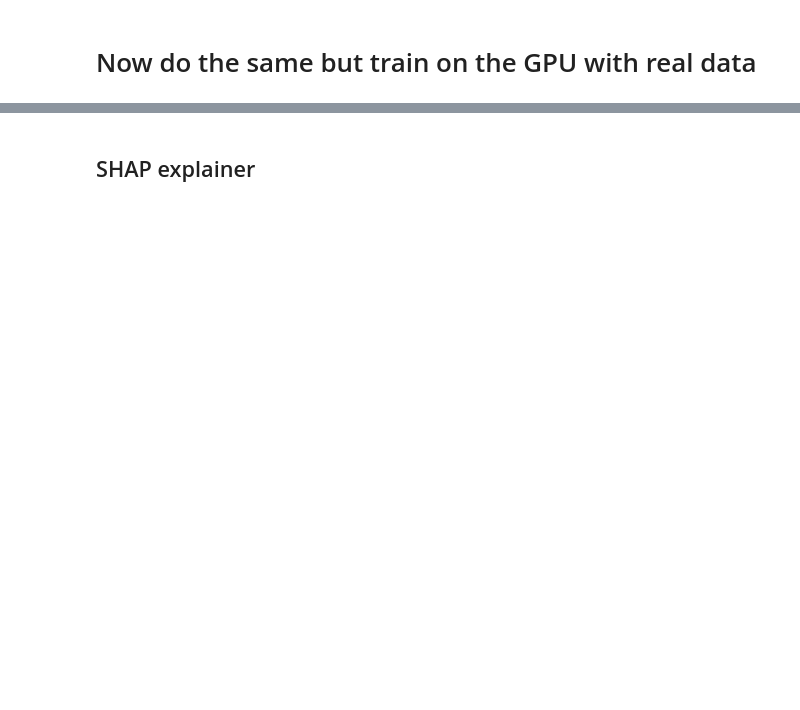
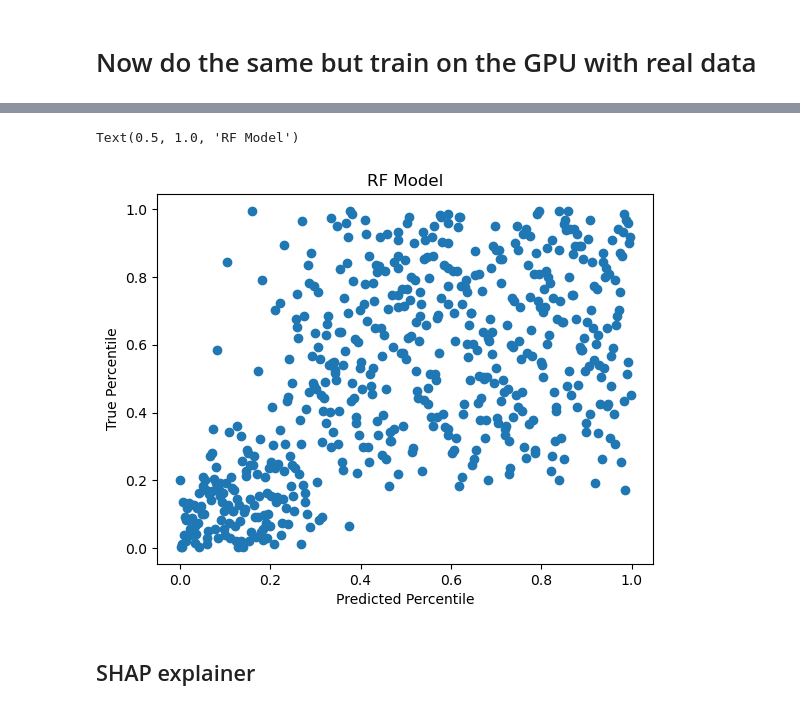
Before and after one commit to corsellolab/refract, a Jupyter notebook: notebooks/20230522_debug_weighted_models/20230515_ranking_nn.ipynb, the cells around one changed output, grey strips where cells are left out. Saved outputs shown, nothing was run; the diff lists cells and outputs as text; code cells hidden in the pictures; blank space fills up the shorter version.

```diff
--- a/notebooks/20230522_debug_weighted_models/20230515_ranking_nn.ipynb
+++ b/notebooks/20230522_debug_weighted_models/20230515_ranking_nn.ipynb
@@ -491,0 +446,13 @@ def compute_accuracy_at_k(df, k_list=[1,5,10,20,50]):
+# %%
+# compute pred_percentile
+df["pred_percentile"] = df["preds"].rank(pct=True)
+df["true_percentile"] = df["true"].rank(pct=True)
+
+# plot
+plt.scatter(1-df["pred_percentile"], 1-df["true_percentile"])
+plt.xlabel("Predicted Percentile")
+plt.ylabel("True Percentile")
+plt.title("RF Model")
+# %% [output]
+Text(0.5, 1.0, 'RF Model')
+[figure, added]
```
Also changed, not shown: parts of 35 cells of this notebook, 13 other files.
